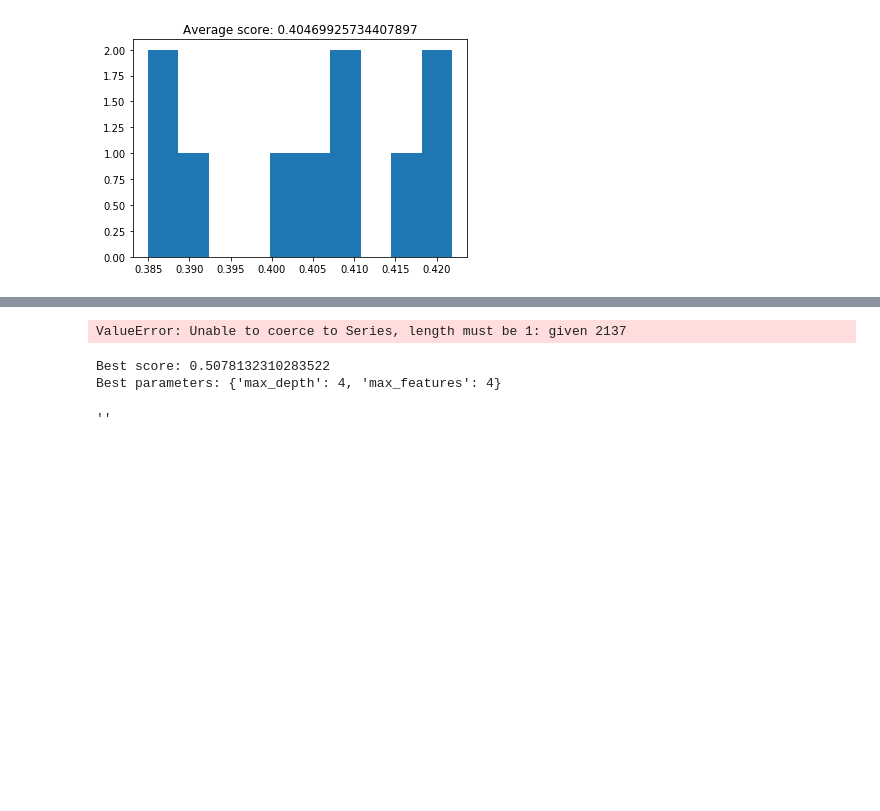
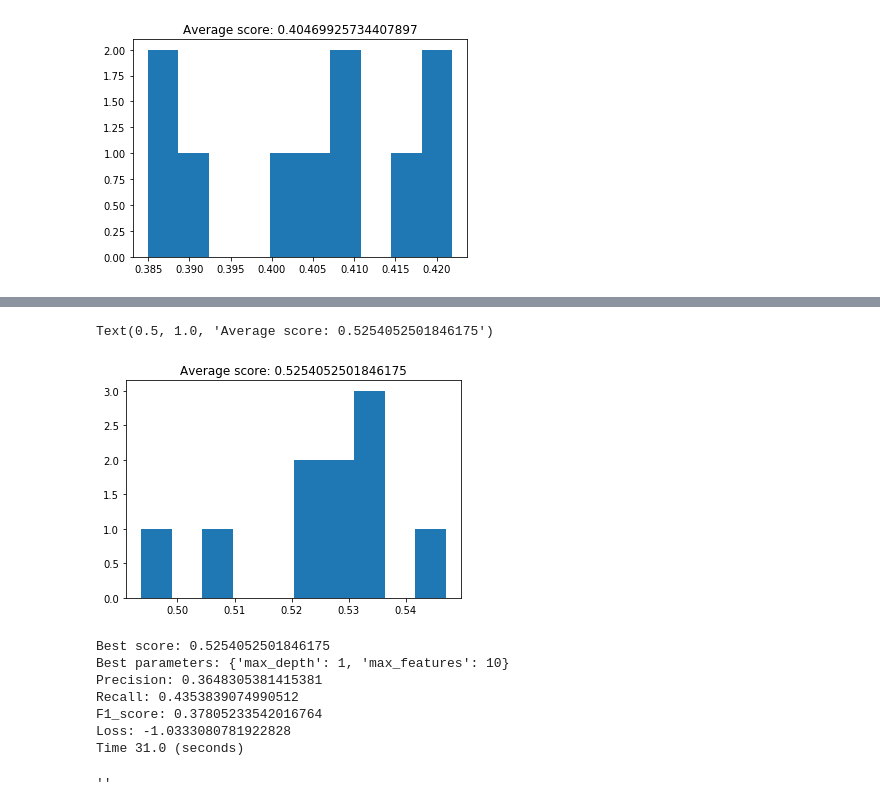
Before and after one commit to Revuj/FEUP-IART-PROJ2, a Jupyter notebook: dataMining.ipynb, the cells around one changed output, grey strips where cells are left out. Saved outputs shown, nothing was run; the diff lists cells and outputs as text; code cells hidden in the pictures; blank space fills up the shorter version.

```diff
--- a/dataMining.ipynb
+++ b/dataMining.ipynb
@@ -163,36 +178,50 @@ plt.title('Average score: {}'.format(np.mean(cv_scores)))
 # %%
 ## MINIFIED
 
 
 StratifiedKFold(n_splits=10)
 
 decision_tree_classifier = DecisionTreeClassifier(max_depth=2)
 
-cv_scores = cross_val_score(decision_tree_classifier, features_min, labels, cv=10, scoring=)
+cv_scores = cross_val_score(decision_tree_classifier, features_min, labels, cv=10)
 plt.hist(cv_scores)
 plt.title('Average score: {}'.format(np.mean(cv_scores)))
 # %% [output]
-ValueError: Unable to coerce to Series, length must be 1: given 2137
+Text(0.5, 1.0, 'Average score: 0.5254052501846175')
+[figure, added]
 # %%
 from sklearn.model_selection import GridSearchCV
 
 decision_tree_classifier = DecisionTreeClassifier()
 
-parameter_grid = {'max_depth': [1, 2, 3, 4],
-                  'max_features': [1, 2, 3, 4]}
+parameter_grid = {'max_depth': [1, 2, 3, 4, 5],
+                  'max_features': [1, 2, 3, 4, 5, 6, 7, 8, 9, 10, 11]}
 
 cross_validation = StratifiedKFold(n_splits=10)
 
 grid_search = GridSearchCV(decision_tree_classifier,
                            param_grid=parameter_grid,
-                           cv=cross_validation)
+                           cv=cross_validation, scoring=scoring, refit='accuracy', return_train_score=True)
 
-grid_search.fit(features, labels)
+start = time()
+grid_search.fit(features_min, labels)
+end = time()
+bestIndex = grid_search.best_params_['max_depth'] - 1 + (( grid_search.best_params_['max_features']  - 1) * 5)
 print('Best score: {}'.format(grid_search.best_score_))
 print('Best parameters: {}'.format(grid_search.best_params_))
+print('Precision: {}'.format(grid_search.cv_results_['mean_test_precision_macro'][bestIndex]))
+print('Recall: {}'.format(grid_search.cv_results_['mean_test_recall_macro'][bestIndex]))
+print('F1_score: {}'.format(grid_search.cv_results_['mean_test_f1_macro'][bestIndex]))
+print('Loss: {}'.format(grid_search.cv_results_['mean_test_neg_log_loss'][bestIndex]))
+print("Time {:.1f} (seconds)".format((end - start)))
 # %% [output]
-Best score: 0.5078132310283522
-Best parameters: {'max_depth': 4, 'max_features': 4}
+Best score: 0.5254052501846175
+Best parameters: {'max_depth': 1, 'max_features': 10}
+Precision: 0.3648305381415381
+Recall: 0.4353839074990512
+F1_score: 0.37805233542016764
+Loss: -1.0333080781922828
+Time 31.0 (seconds)
 # %%
 grid_visualization = grid_search.cv_results_['mean_test_score']
 grid_visualization.shape = (10, 10)
```
Also changed, not shown: parts of 20 cells of this notebook, 2 other files.
